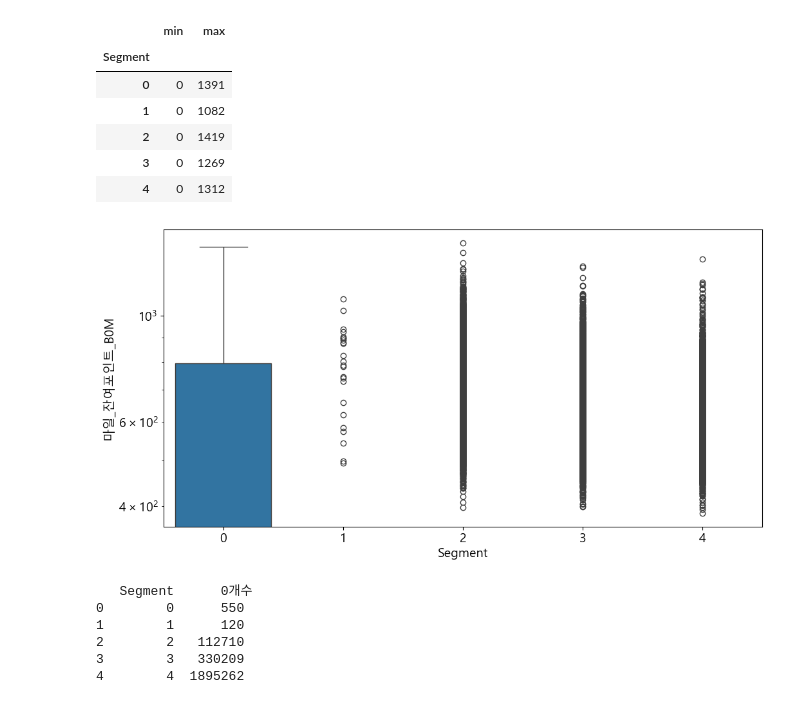
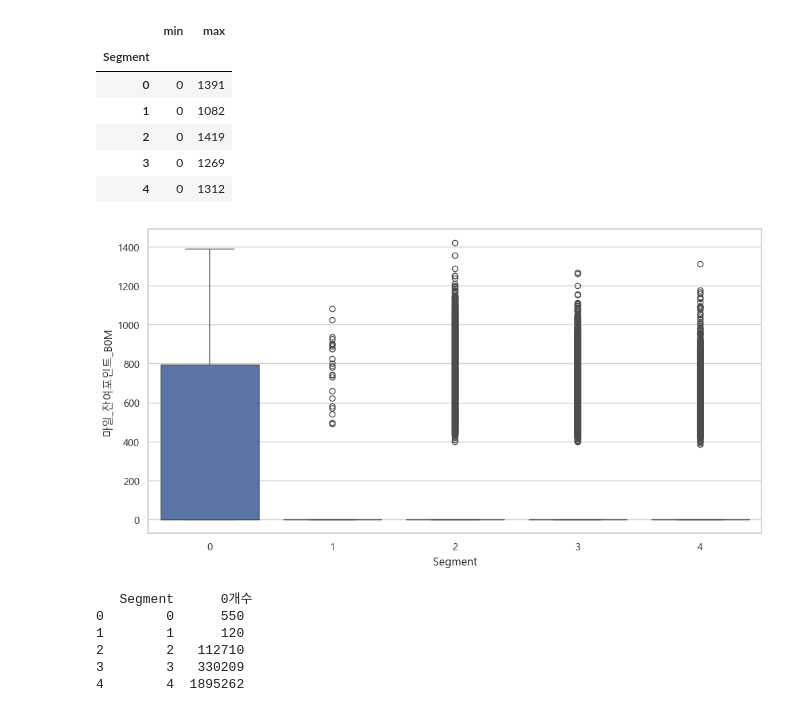
Before and after one commit to Likelion-6-team/final-project, a Jupyter notebook: 4_청구입금정보_피처생성전략.ipynb, the cells around one changed output. Drawn from its saved outputs; the diff is of its cells as text; code cells hidden in the pictures.

```diff
--- a/4_청구입금정보_피처생성전략.ipynb
+++ b/4_청구입금정보_피처생성전략.ipynb
@@ -547,10 +547,9 @@ col29
 | 4 | 0 | 1312 |
 # %%
 sns.boxplot(x='Segment', y='마일_잔여포인트_B0M', data=df)
-plt.yscale('log')
 plt.show()
 # %% [output]
-[figure, old version]
+[figure, new version]
 # %%
 zero_counts = df.groupby('Segment')['마일_잔여포인트_B0M'].apply(lambda x: (x == 0).sum()).reset_index()
 zero_counts.columns = ['Segment', '0개수']
```
Also changed, not shown: parts of 2 cells of this notebook.
